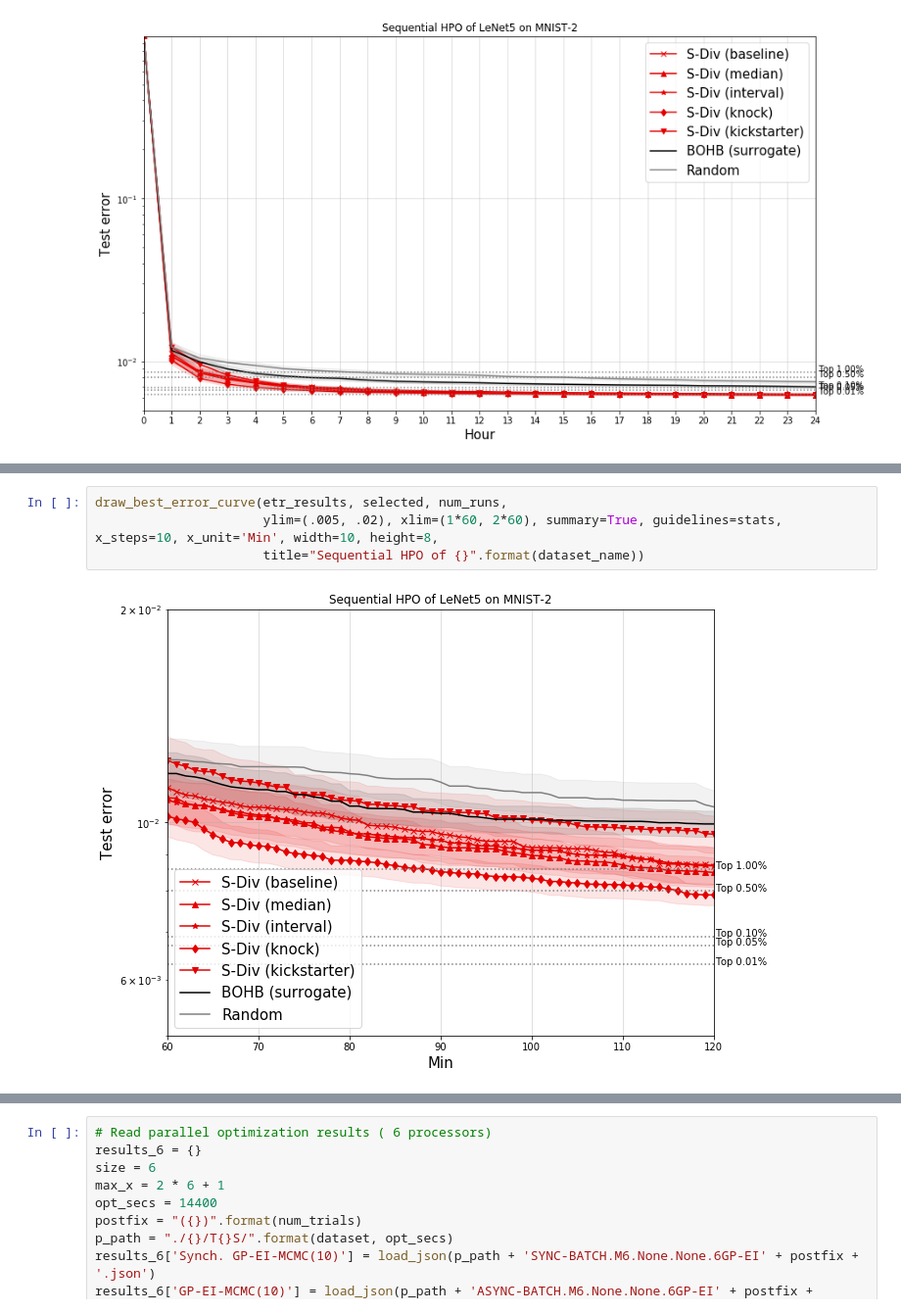
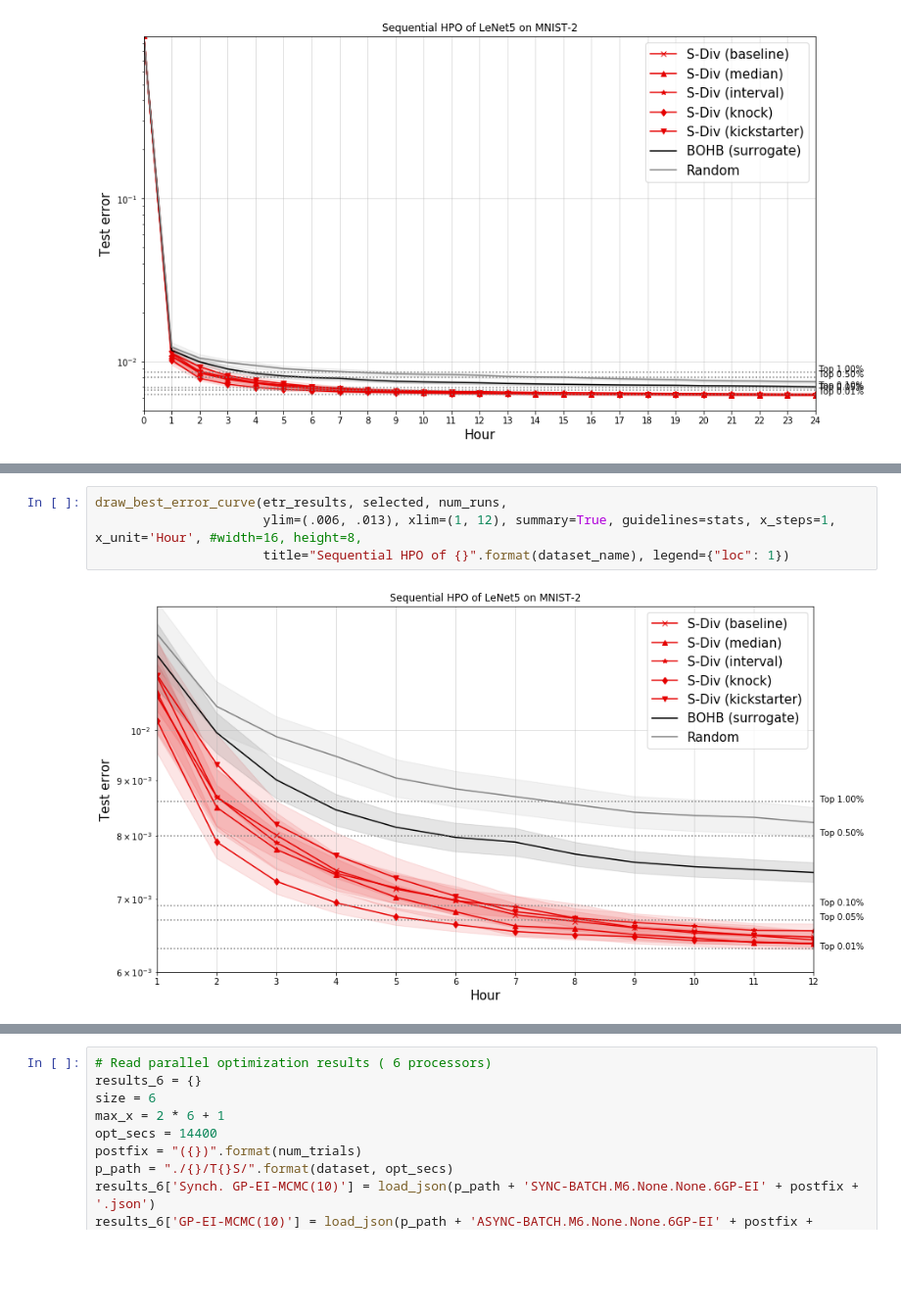
Before and after one commit to yongjinkim49/ecml, a Jupyter notebook: results/[ICML19] MINST-LeNet5(2) performance evaluation.ipynb, the cells around one changed output, grey strips where cells are left out. Shown at 98% size. Cells and saved outputs as stored; diff of their text form; blank space fills up the shorter version.

```diff
--- a/results/[ICML19] MINST-LeNet5(2) performance evaluation.ipynb
+++ b/results/[ICML19] MINST-LeNet5(2) performance evaluation.ipynb
@@ -139,6 +146,6 @@ draw_best_error_curve(etr_results, selected, num_runs,
 # %%
 draw_best_error_curve(etr_results, selected, num_runs,
-                      ylim=(.005, .02), xlim=(1*60, 2*60), summary=True, guidelines=stats, x_steps=10, x_unit='Min', width=10, height=8,
-                      title="Sequential HPO of {}".format(dataset_name))
+                      ylim=(.006, .013), xlim=(1, 12), summary=True, guidelines=stats, x_steps=1, x_unit='Hour', #width=16, height=8,
+                      title="Sequential HPO of {}".format(dataset_name), legend={"loc": 1})
 # %% [output]
-[figure, old version]
+[figure, new version]
```
Also changed, not shown: parts of 6 cells of this notebook, 5 other files.
